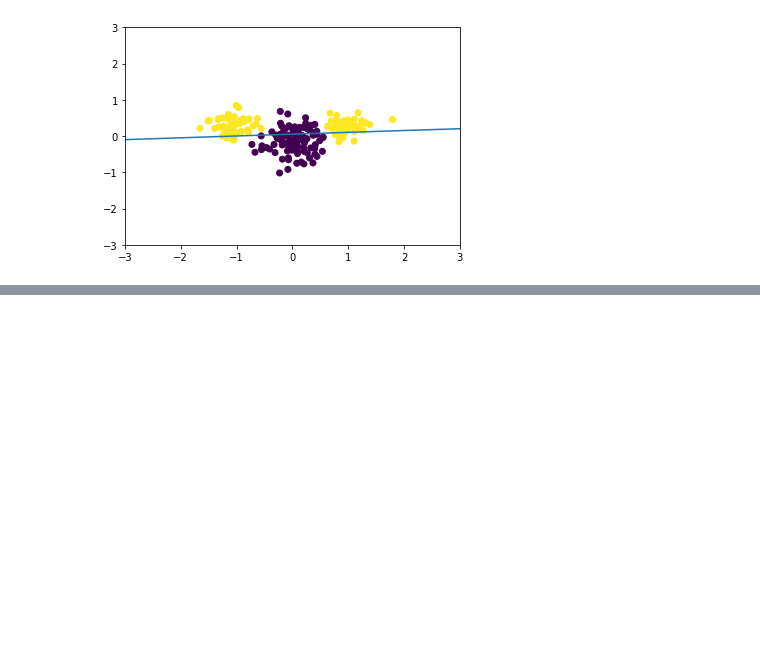
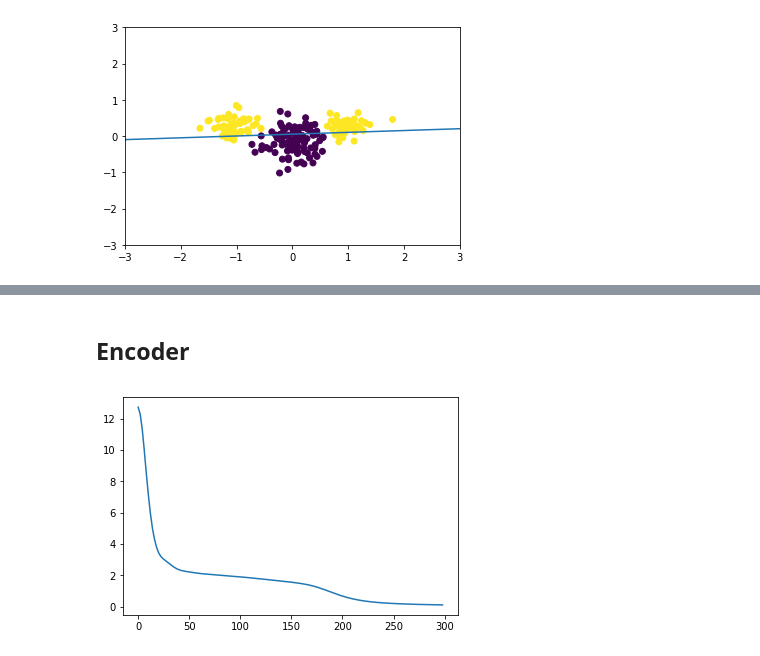
Before and after one commit to griiak/ANN-Assignment1-GS, a Jupyter notebook: A1/A1Part1.ipynb, the cells around one changed output, grey strips where cells are left out. Drawn from its saved outputs; the diff is of its cells as text; code cells hidden in the pictures; blank space fills up the shorter version.

```diff
--- a/A1/A1Part1.ipynb
+++ b/A1/A1Part1.ipynb
@@ -97,9 +97,6 @@ def gen_nonlin_sep(n = 100, bias = True, subsample_method = 0):
 
     return X, t
 
-
-
-
 def gen_W(X):
     W = np.random.normal(0, 1, (1, X.shape[0]))
 
@@ -108,6 +105,16 @@ def gen_W(X):
         W.T[2] = 0
 
     return W
+
+def gen_encoder(n = 100):
+    X = -np.ones((8, n))
+
+    #randomly make something 1
+    idx = np.random.randint(7, size=n)
+    for i in range(X.shape[1]):
+        X[idx[i],i] = 1
+
+    return X
 # %% [markdown]
 # Subsampling
 # %%
@@ -304,0 +459,12 @@ Accuracy of B class predictions = 74.0%
+# %% [markdown]
+## Encoder
+# %%
+x = gen_encoder(3)
+y = x.copy()
+nn = two_layer_perceptron(x,y,8)
+nn.gd(x, y, iter = 300)
+
+plt.plot(nn.steps,nn.loss)
+plt.show()
+# %% [output]
+[figure, added]
```
Also changed, not shown: parts of 4 cells of this notebook.
